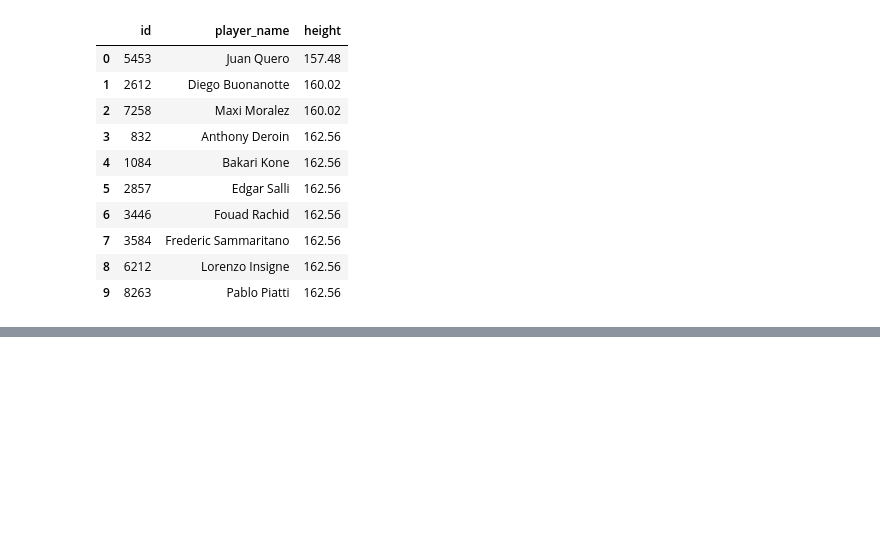
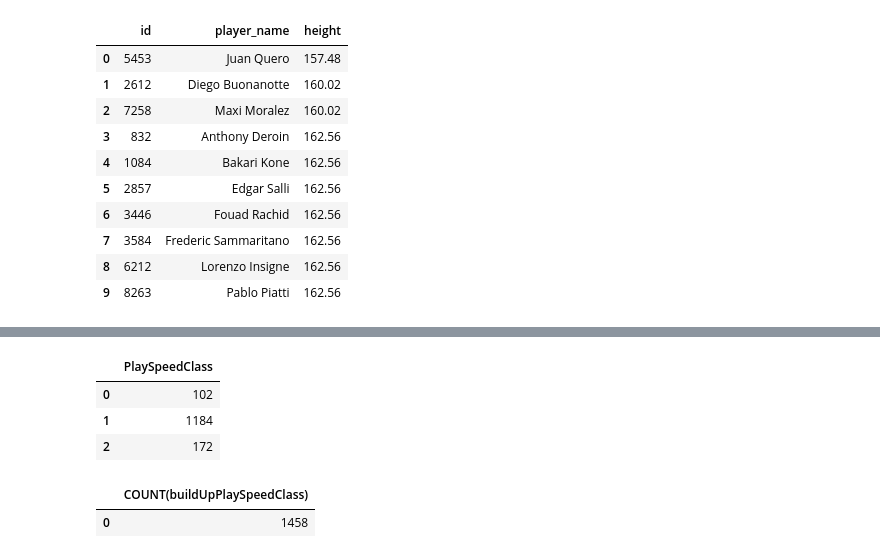
Before and after one commit to miemguri/Talentotech2024, a Jupyter notebook: 4TallerSQL.ipynb, the cells around one changed output, grey strips where cells are left out. Cells and saved outputs as stored; diff of their text form; code cells hidden in the pictures; blank space fills up the shorter version.

```diff
--- a/4TallerSQL.ipynb
+++ b/4TallerSQL.ipynb
@@ -1149,0 +1190,20 @@ player_height_name
+# %%
+query = """SELECT COUNT(buildUpPlaySpeedClass)AS PlaySpeedClass
+           FROM team_attributes
+           GROUP BY buildUpPlaySpeedClass LIKE '%fast%',buildUpPlaySpeedClass LIKE '%balanced%',
+           buildUpPlaySpeedClass LIKE 'slow'; """
+teams_speed = pd.read_sql(query, conn)
+teams_speed
+# %% [output]
+|  | PlaySpeedClass |
+| 0 | 102 |
+| 1 | 1184 |
+| 2 | 172 |
+# %%
+query = """SELECT COUNT(buildUpPlaySpeedClass)
+           FROM team_attributes ; """
+teams_speed = pd.read_sql(query, conn)
+teams_speed
+# %% [output]
+|  | COUNT(buildUpPlaySpeedClass) |
+| 0 | 1458 |
```
Also changed, not shown: parts of 4 cells of this notebook.
